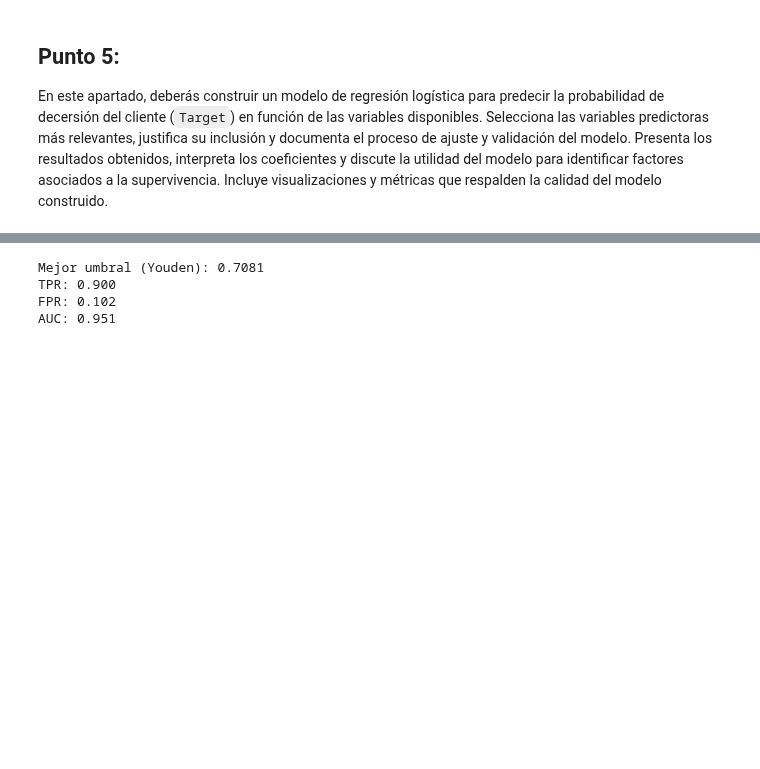
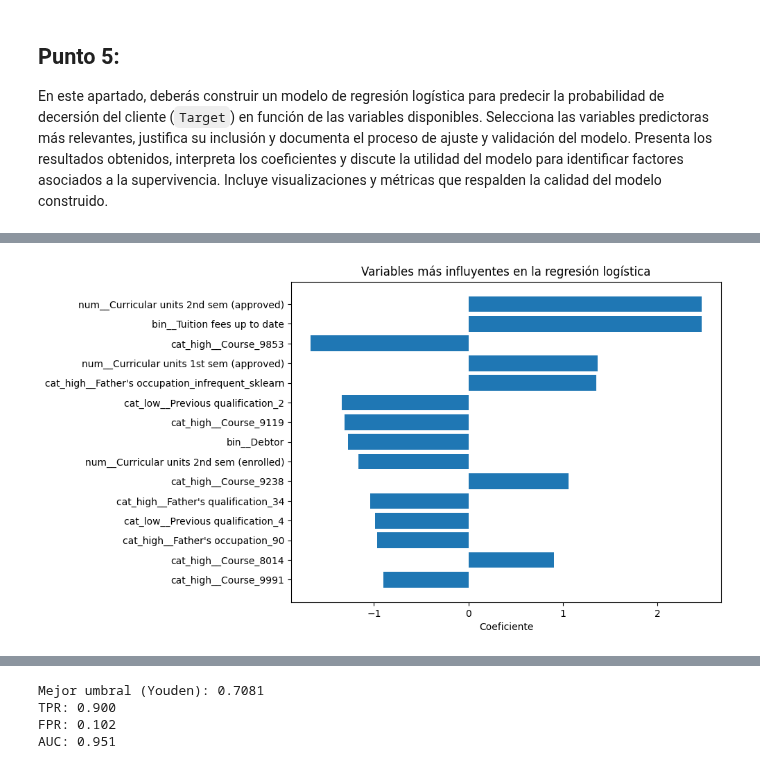
Before and after one commit to LeMarsito02/parcial1analitica, a Jupyter notebook: 01_Parcial_Desercion_(SantiagoPena_SofiaDaza).ipynb, the cells around one changed output, grey strips where cells are left out. Cells and saved outputs as stored; diff of their text form; code cells hidden in the pictures; blank space fills up the shorter version.

Commit message:
modeloReBuenojeje

```diff
--- a/01_Parcial_Desercion_(SantiagoPena_SofiaDaza).ipynb
+++ b/01_Parcial_Desercion_(SantiagoPena_SofiaDaza).ipynb
@@ -941,0 +834,19 @@ weighted avg       0.91      0.91      0.91       726
+# %%
+# obtener nombres de variables después del preprocess
+feature_names = model.named_steps["preprocess"].get_feature_names_out()
+
+# obtener coeficientes
+coef = model.named_steps["clf"].coef_[0]
+
+# crear dataframe para interpretarlos
+coef_df = pd.DataFrame({
+    "Variable": feature_names,
+    "Coeficiente": coef
+})
+
+# ordenar por importancia
+coef_df["Importancia"] = coef_df["Coeficiente"].abs()
+
+coef_df = coef_df.sort_values(by="Importancia", ascending=False)
+
+print(coef_df.head(20))
@@ -941,0 +871,11 @@ weighted avg       0.91      0.91      0.91       726
+# %%
+top_vars = coef_df.head(15)
+
+plt.figure(figsize=(8,6))
+plt.barh(top_vars["Variable"], top_vars["Coeficiente"])
+plt.gca().invert_yaxis()
+plt.title("Variables más influyentes en la regresión logística")
+plt.xlabel("Coeficiente")
+plt.show()
+# %% [output]
+[figure, added]
```
Also changed, not shown: parts of 9 cells of this notebook.
